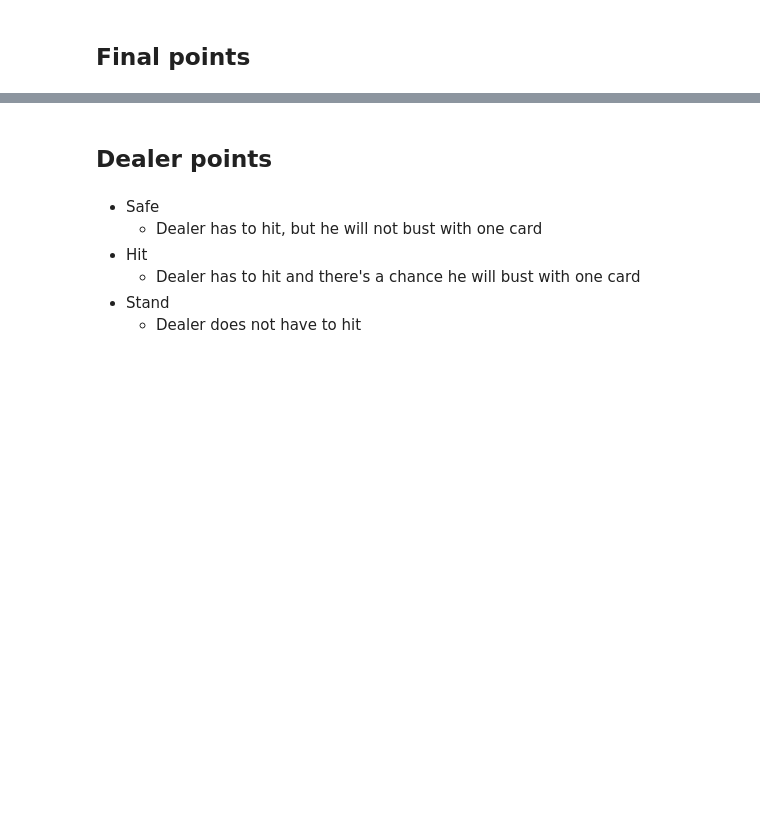
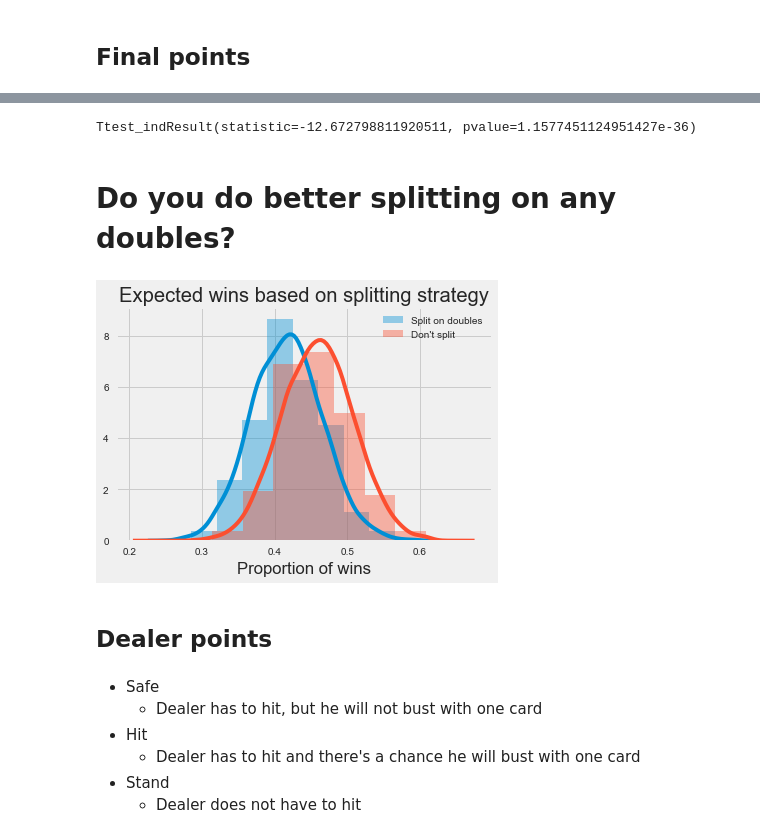
Before and after one commit to jocelyn-ong/data-science-projects, a Jupyter notebook: others/blackjack/analysis.ipynb, the cells around one changed output, grey strips where cells are left out. Saved outputs shown, nothing was run; the diff lists cells and outputs as text; code cells hidden in the pictures; blank space fills up the shorter version.

```diff
--- a/others/blackjack/analysis.ipynb
+++ b/others/blackjack/analysis.ipynb
@@ -299,3 +347,40 @@ plt.xlabel("Probability");
+# %%
+# Looks like we're no better splitting on the 8s
+stats.ttest_ind(split_8, no_split)
+# %% [output]
+Ttest_indResult(statistic=-12.672798811920511, pvalue=1.1577451124951427e-36)
+# %% [markdown]
+# Do you do better splitting on any doubles?
+# %%
+def double_cards(s):
+    l = s.split(",")
+    new_l = []
+    for i in l:
+        try:
+            new_l.append(int(i))
+        except:
+            new_l.append(i)
+    if new_l[0] == new_l[1]:
+        out = True
+    else:
+        out = False
+    return int(out)
+# %%
+doubles = df.copy()
+doubles["doubles"] = doubles.p_hand.apply(double_cards)
+# %%
+doubles = doubles[(doubles.split==1) | (doubles.doubles==1)]
+# %%
+split_d = [get_d_trials(doubles, split=1) for _ in range(10000)]
+no_split_d = [get_d_trials(doubles, split=0) for _ in range(10000)]
+# %%
+sns.distplot(split_d, bins=10, label="Split on doubles");
+sns.distplot(no_split_d, bins=10, label="Don't split");
+plt.xlabel("Proportion of wins");
+plt.legend();
+plt.title("Expected wins based on splitting strategy");
+# %% [output]
+[figure, added]
 # %% [markdown]
 ## Dealer points
 # %% [markdown]
```
Also changed, not shown: parts of 26 cells of this notebook.
